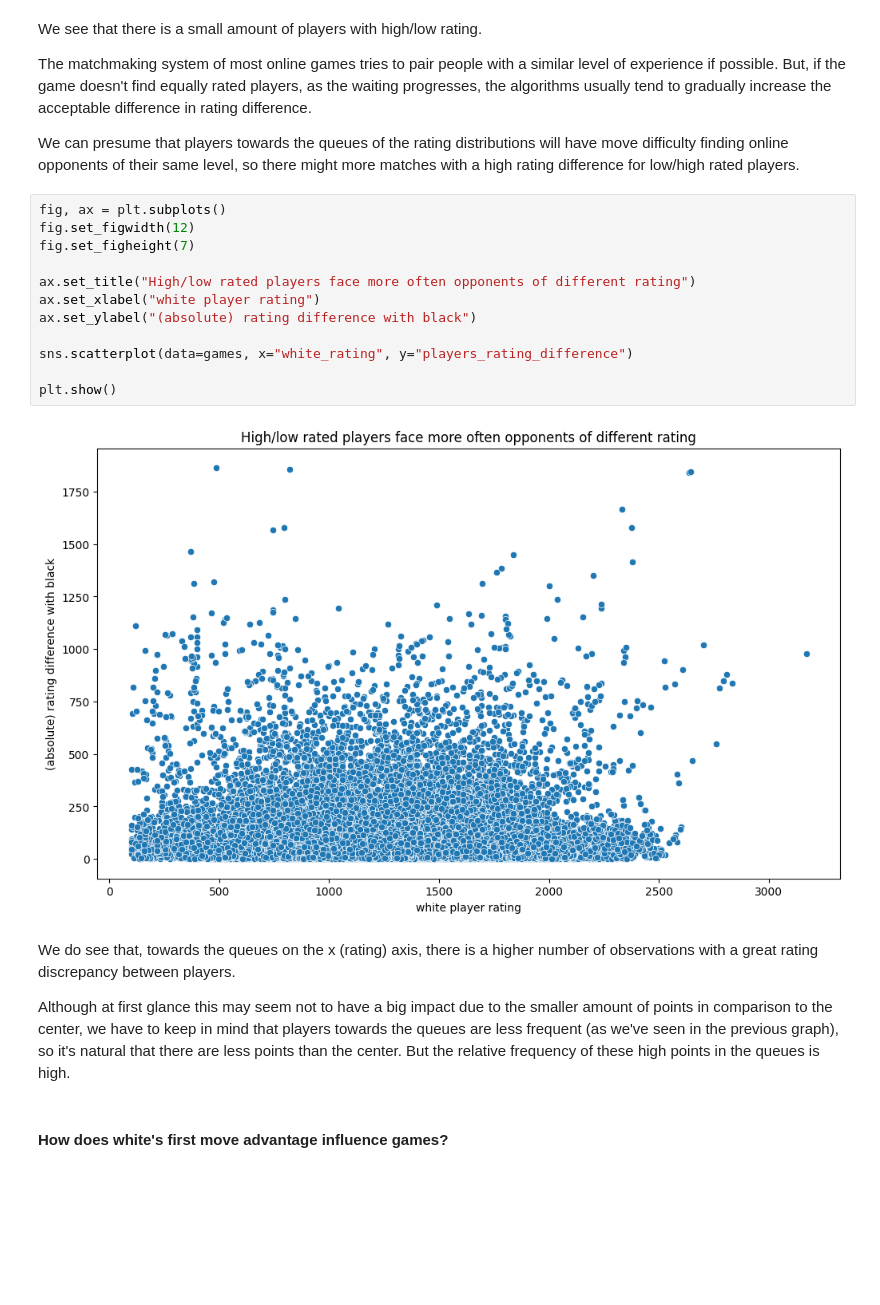
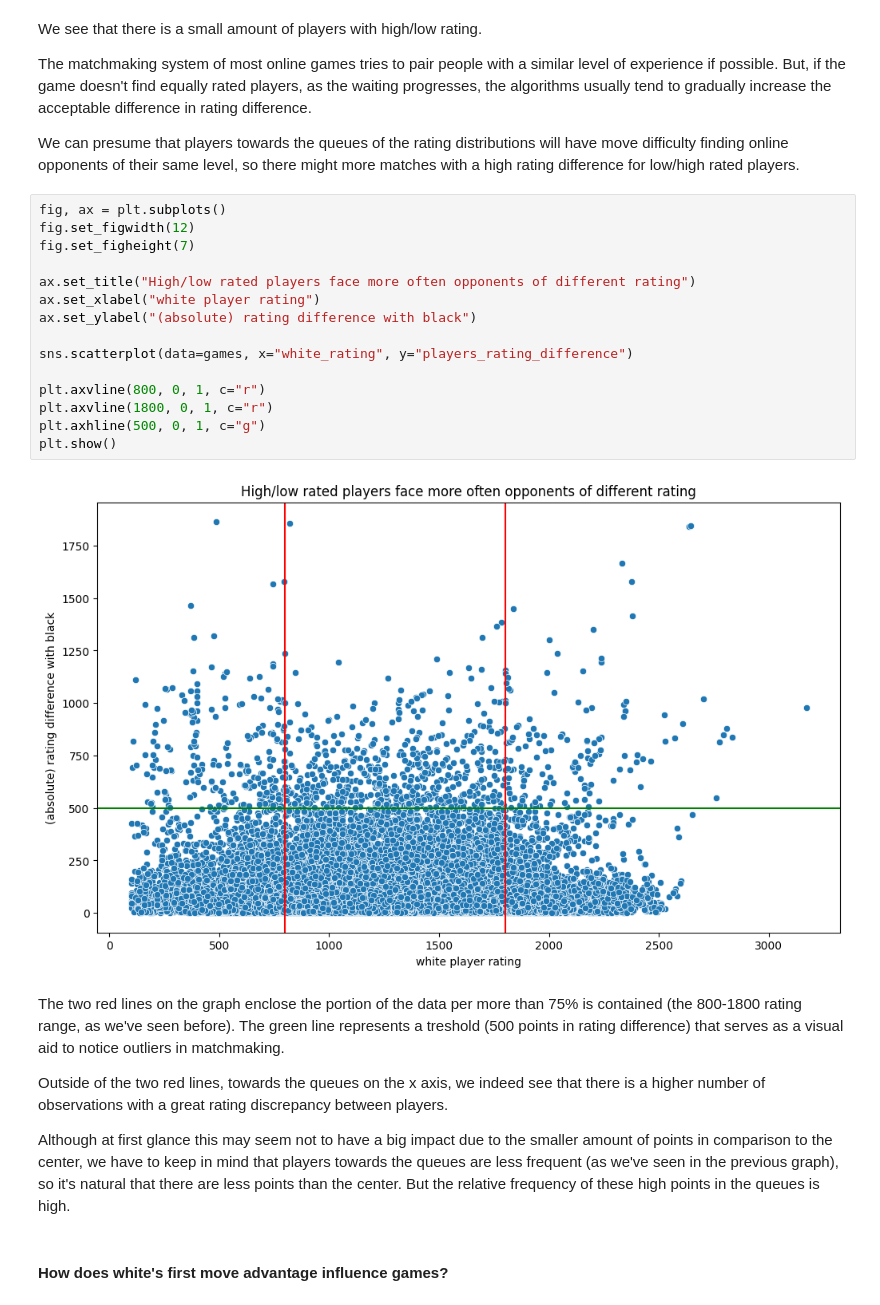
Before and after one commit to lamparelli/chess-data-analysis, a Jupyter notebook: main.ipynb, the cells around one changed output. Drawn from its saved outputs; the diff is of its cells as text; blank space fills up the shorter version.

Commit message:
init points advantage analysis, added lines in elo analysis

```diff
--- a/main.ipynb
+++ b/main.ipynb
@@ -1030,19 +1030,24 @@ We can presume that players towards the queues of the rating distributions will
 # %%
 fig, ax = plt.subplots()
 fig.set_figwidth(12)
 fig.set_figheight(7)
 
 ax.set_title("High/low rated players face more often opponents of different rating")
 ax.set_xlabel("white player rating")
 ax.set_ylabel("(absolute) rating difference with black")
 
 sns.scatterplot(data=games, x="white_rating", y="players_rating_difference")
 
+plt.axvline(800, 0, 1, c="r")
+plt.axvline(1800, 0, 1, c="r")
+plt.axhline(500, 0, 1, c="g")
 plt.show()
 # %% [output]
-[figure, old version]
+[figure, new version]
 # %% [markdown]
-We do see that, towards the queues on the x (rating) axis, there is a higher number of observations with a great rating discrepancy between players.
+The two red lines on the graph enclose the portion of the data per more than 75% is contained (the 800-1800 rating range, as we've seen before). The green line represents a treshold (500 points in rating difference) that serves as a visual aid to notice outliers in matchmaking.
+
+Outside of the two red lines, towards the queues on the x axis, we indeed see that there is a higher number of observations with a great rating discrepancy between players.
 
 Although at first glance this may seem not to have a big impact due to the smaller amount of points in comparison to the center, we have to keep in mind that players towards the queues are less frequent (as we've seen in the previous graph), so it's natural that there are less points than the center. But the relative frequency of these high points in the queues is high.
 # %% [markdown]
```
Also changed, not shown: parts of 3 cells of this notebook.
